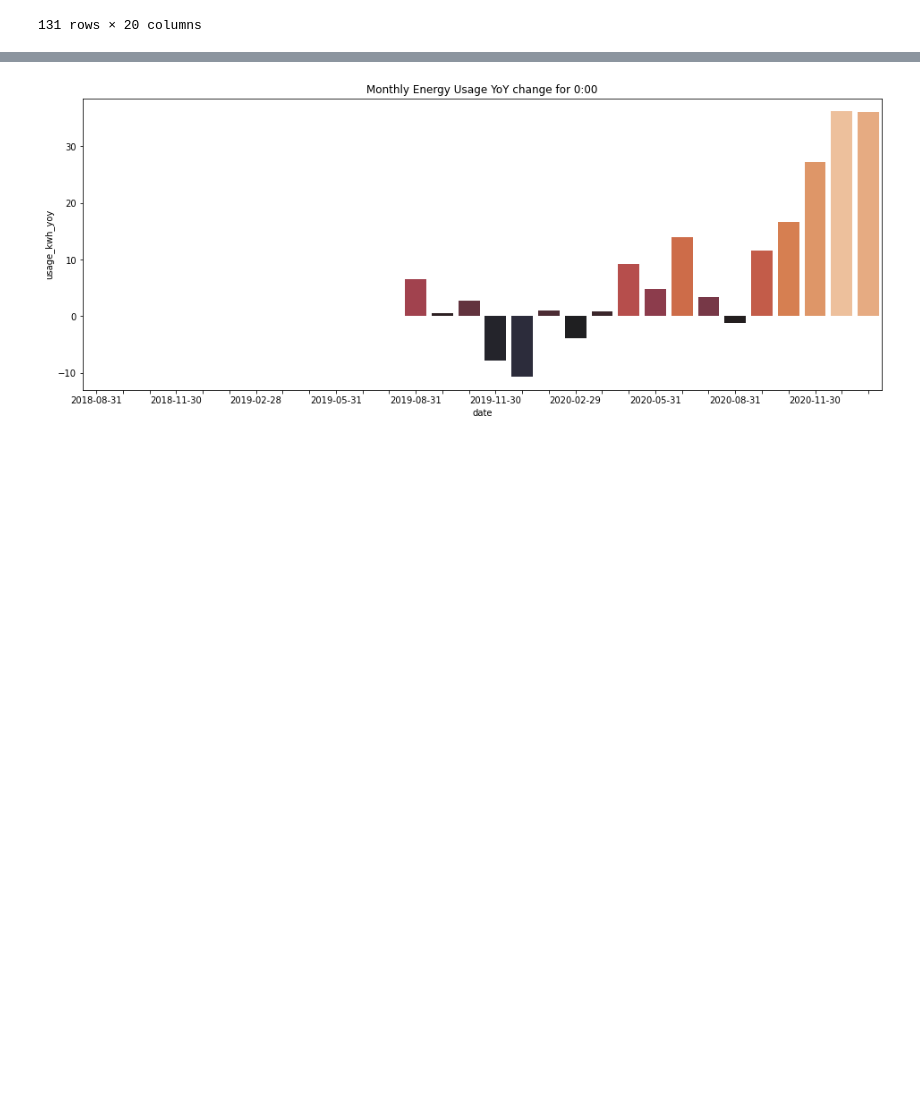
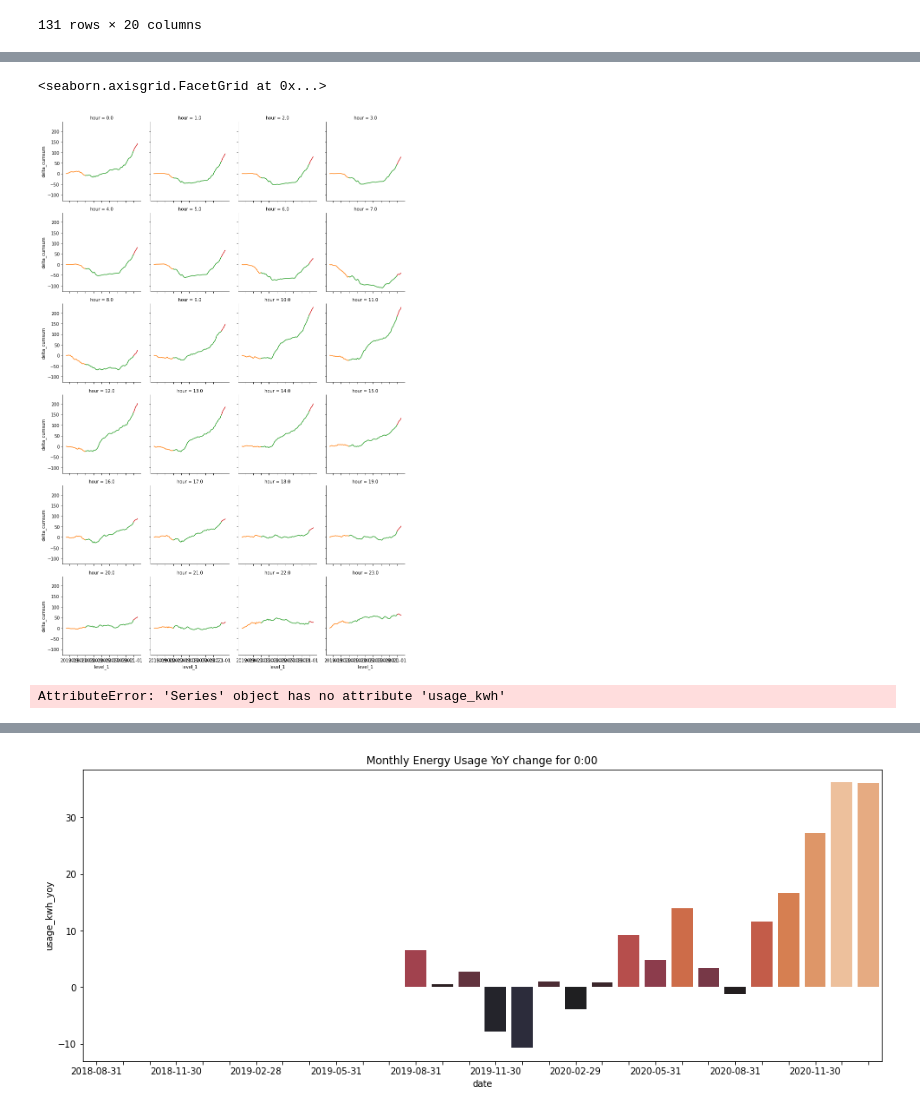
Before and after one commit to andrewhao/nrglab, a Jupyter notebook: nrglab.ipynb, the cells around one changed output, grey strips where cells are left out. Drawn from its saved outputs; the diff is of its cells as text; code cells hidden in the pictures; blank space fills up the shorter version.

```diff
--- a/nrglab.ipynb
+++ b/nrglab.ipynb
@@ -138,0 +156,15 @@ def plot_hour(hour):
+# %%
+g = sns.FacetGrid(df_hourly_yoy.reset_index(), hue='year', col="hour", col_wrap=4)
+g.map(sns.lineplot, "level_1", "delta_cumsum")
+# %% [output]
+<seaborn.axisgrid.FacetGrid at 0x...>
+[figure, added]
+# %%
+def hourly_transform(row):
+    row['last_year_temp'] = row.usage_kwh.shift(365)
+    row['temp_delta_yoy'] = row.usage_kwh - row.last_year_temp
+
+df_hourly_yoy = df.groupby(by='hour').transform(hourly_transform)
+df_hourly_yoy.describe()
+# %% [output]
+AttributeError: 'Series' object has no attribute 'usage_kwh'
```
Also changed, not shown: parts of 4 cells of this notebook.
